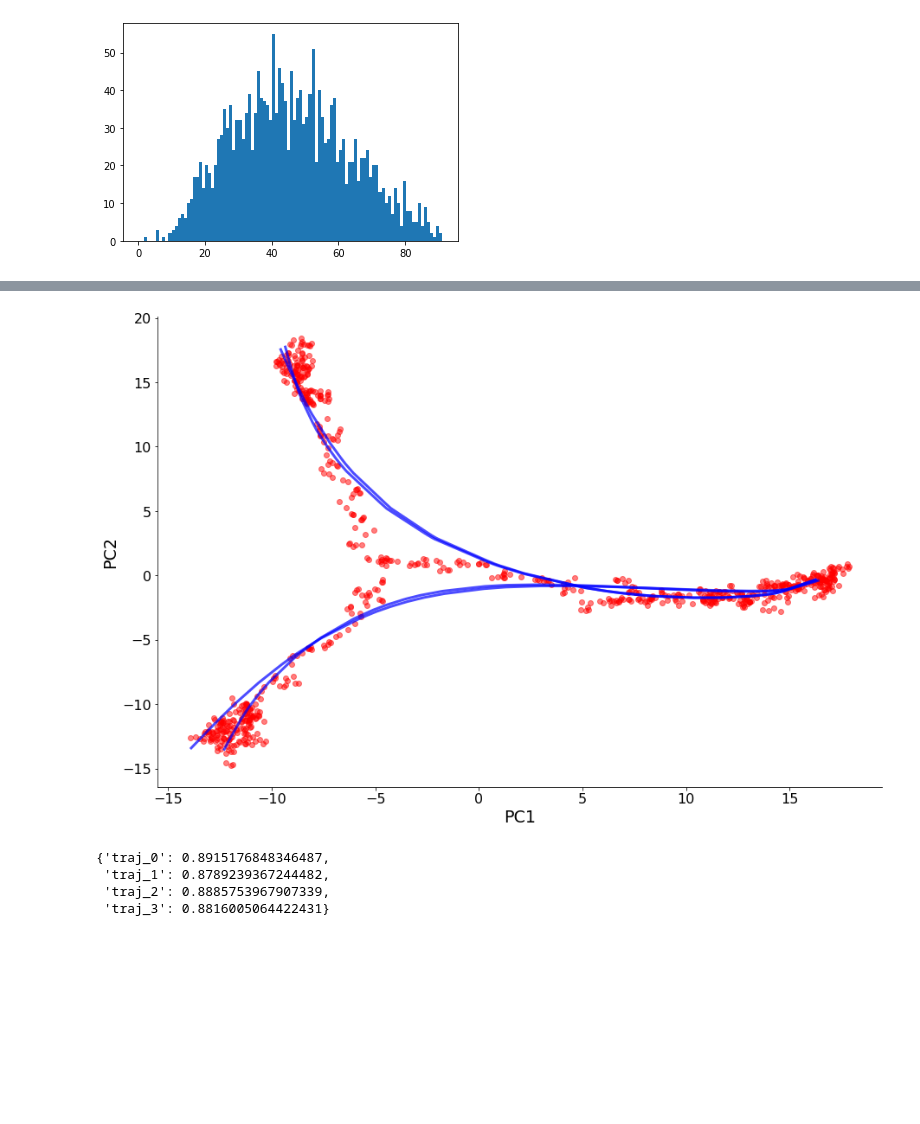
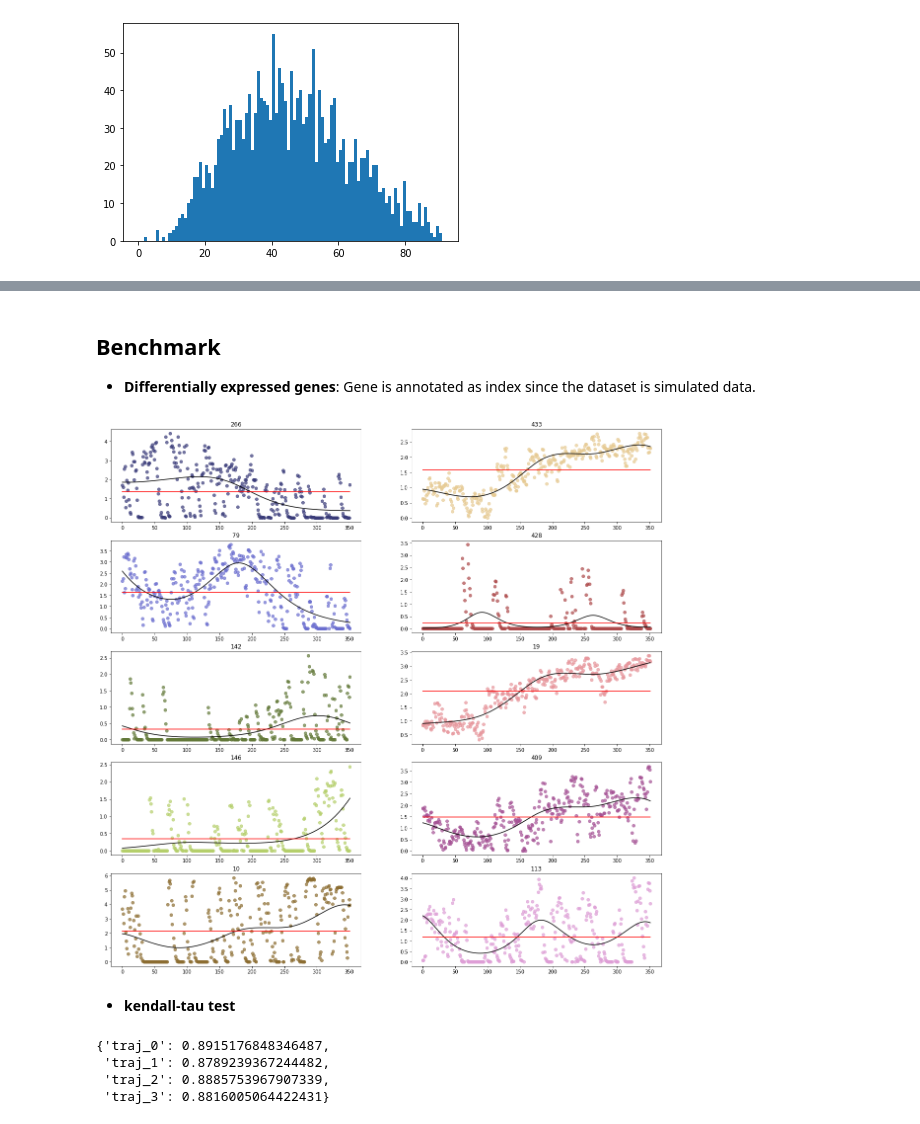
Before and after one commit to PeterZZQ/CellPath, a Jupyter notebook: run_cellpath.ipynb, the cells around one changed output, grey strips where cells are left out. Saved outputs shown, nothing was run; the diff lists cells and outputs as text; code cells hidden in the pictures; blank space fills up the shorter version.

```diff
--- a/run_cellpath.ipynb
+++ b/run_cellpath.ipynb
@@ -83,7 +108,13 @@ visual.first_order_approx_pt(cellpath_obj, basis="umap", trajs = num_trajs, figs
-# %%
-visual.traj_visual(cellpath_obj, cmap="tab20")
-# %% [output]
-[figure, removed]
+# %% [markdown]
+## Benchmark
+* **Differentially expressed genes**: Gene is annotated as index since the dataset is simulated data.
+# %%
+de_genes = de.de_analy(cellpath_obj, p_val_t = 0.05, verbose = False)
+de.de_plot(cellpath_obj, {"traj_0": de_genes["traj_0"]}, figsize = (20,20), n_genes = 10, save_path = None)
+# %% [output]
+[figure, added]
+# %% [markdown]
+* **kendall-tau test**
 # %%
 bmk.cellpath_kt(cellpath_obj)
 # %% [output]
```
Also changed, not shown: parts of 9 cells of this notebook, 5 other files.
